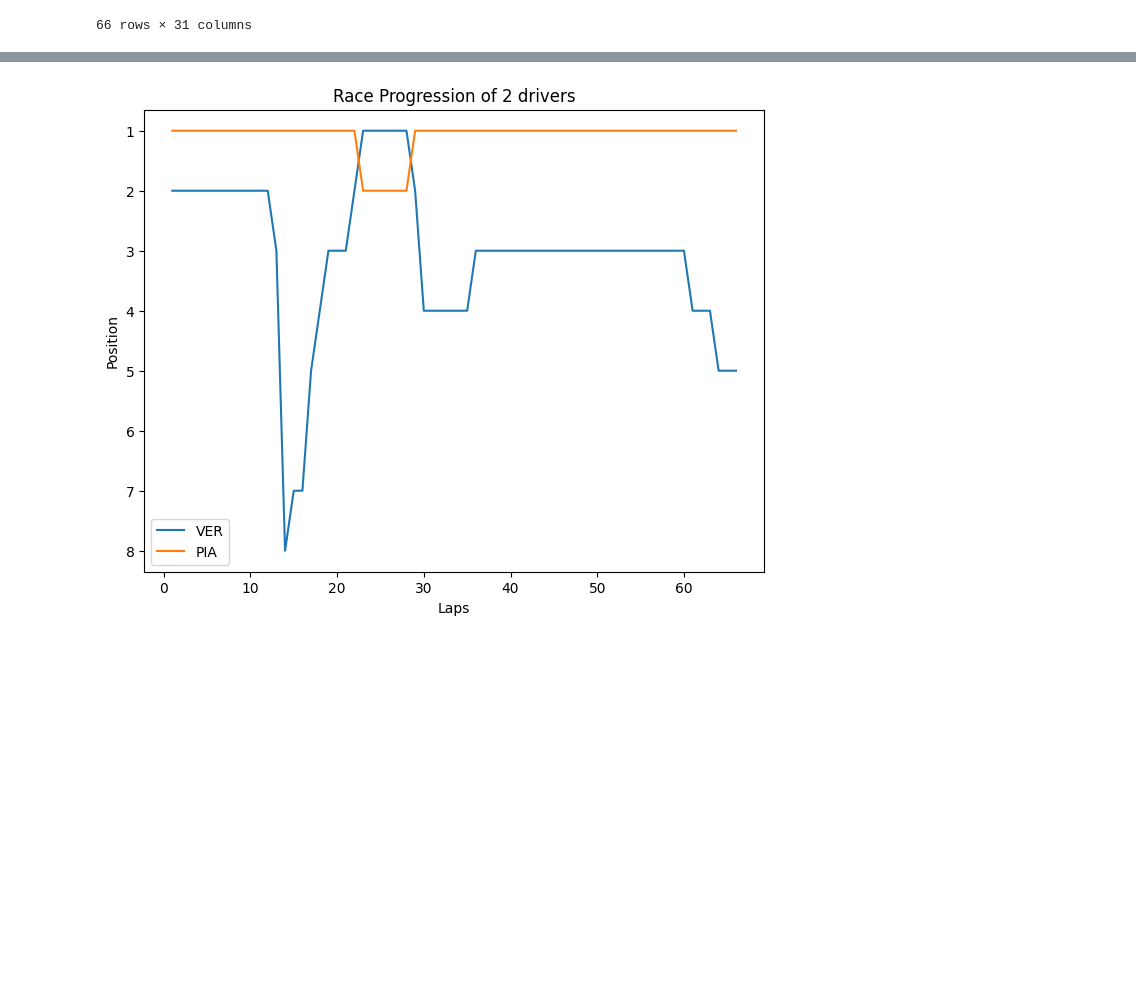
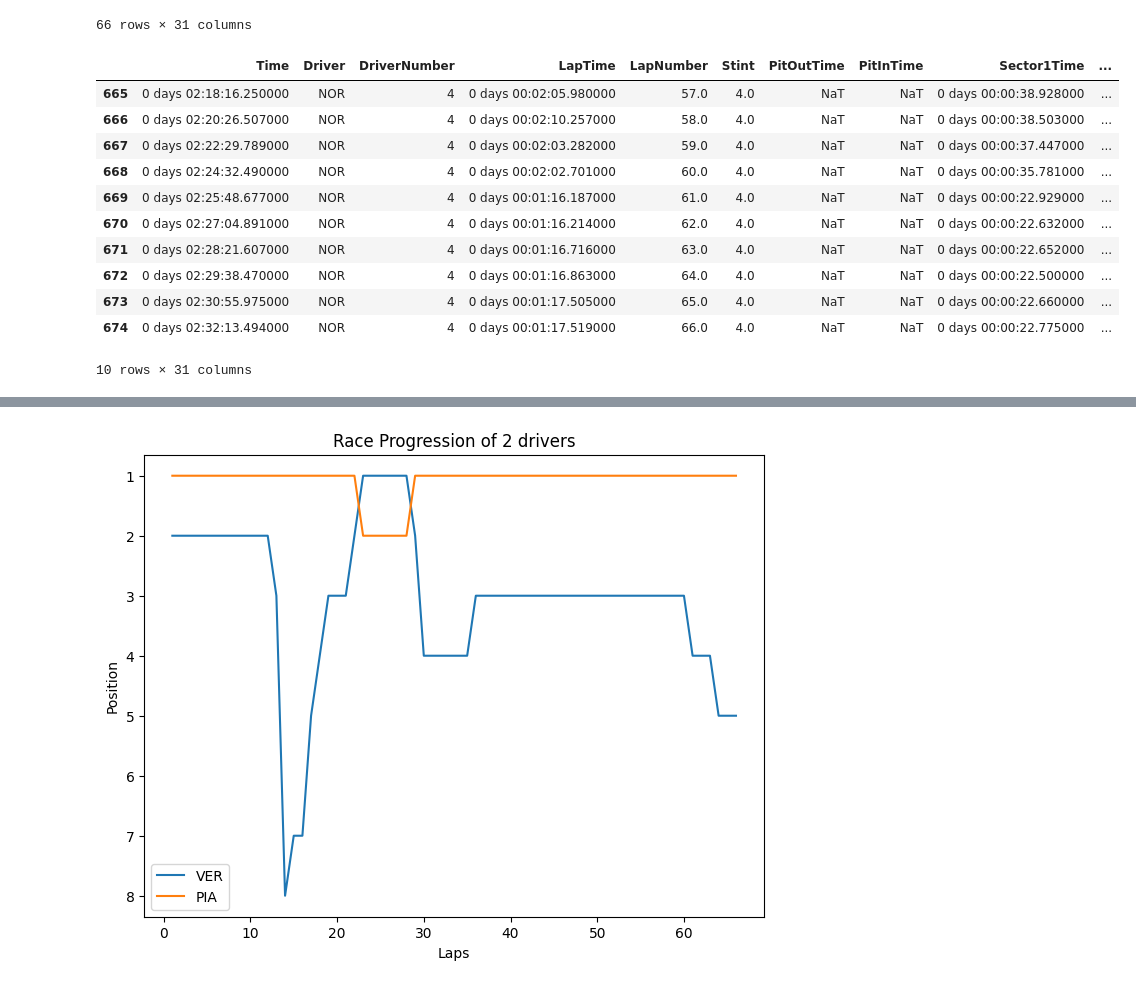
Before and after one commit to Mohandas-KJ/Slipstream-F1, a Jupyter notebook: 2026_Barcelona_GP/notebooks/02_results_and_laps.ipynb, the cells around one changed output, grey strips where cells are left out. Saved outputs shown, nothing was run; the diff lists cells and outputs as text; code cells hidden in the pictures; blank space fills up the shorter version.

```diff
--- a/2026_Barcelona_GP/notebooks/02_results_and_laps.ipynb
+++ b/2026_Barcelona_GP/notebooks/02_results_and_laps.ipynb
@@ -321,3 +322,22 @@ pia
 | 1135 | 0 days 02:30:53.578000 | PIA | 81 | 0 days 00:01:16.994000 | 65.0 | 4.0 | NaT | NaT | 0 days 00:00:22.605000 | ... |
 | 1136 | 0 days 02:32:11.023000 | PIA | 81 | 0 days 00:01:17.445000 | 66.0 | 4.0 | NaT | NaT | 0 days 00:00:22.694000 | ... |
 66 rows × 31 columns
+# %%
+# Select Norris and Leclerc
+nor,lec = datasel.pick_athletes(race_laps,["NOR","LEC"])
+# %%
+#Norris Data
+nor.tail(10)
+# %% [output]
+|  | Time | Driver | DriverNumber | LapTime | LapNumber | Stint | PitOutTime | PitInTime | Sector1Time | ... |
+| 665 | 0 days 02:18:16.250000 | NOR | 4 | 0 days 00:02:05.980000 | 57.0 | 4.0 | NaT | NaT | 0 days 00:00:38.928000 | ... |
+| 666 | 0 days 02:20:26.507000 | NOR | 4 | 0 days 00:02:10.257000 | 58.0 | 4.0 | NaT | NaT | 0 days 00:00:38.503000 | ... |
+| 667 | 0 days 02:22:29.789000 | NOR | 4 | 0 days 00:02:03.282000 | 59.0 | 4.0 | NaT | NaT | 0 days 00:00:37.447000 | ... |
+| 668 | 0 days 02:24:32.490000 | NOR | 4 | 0 days 00:02:02.701000 | 60.0 | 4.0 | NaT | NaT | 0 days 00:00:35.781000 | ... |
+| 669 | 0 days 02:25:48.677000 | NOR | 4 | 0 days 00:01:16.187000 | 61.0 | 4.0 | NaT | NaT | 0 days 00:00:22.929000 | ... |
+| 670 | 0 days 02:27:04.891000 | NOR | 4 | 0 days 00:01:16.214000 | 62.0 | 4.0 | NaT | NaT | 0 days 00:00:22.632000 | ... |
+| 671 | 0 days 02:28:21.607000 | NOR | 4 | 0 days 00:01:16.716000 | 63.0 | 4.0 | NaT | NaT | 0 days 00:00:22.652000 | ... |
+| 672 | 0 days 02:29:38.470000 | NOR | 4 | 0 days 00:01:16.863000 | 64.0 | 4.0 | NaT | NaT | 0 days 00:00:22.500000 | ... |
+| 673 | 0 days 02:30:55.975000 | NOR | 4 | 0 days 00:01:17.505000 | 65.0 | 4.0 | NaT | NaT | 0 days 00:00:22.660000 | ... |
+| 674 | 0 days 02:32:13.494000 | NOR | 4 | 0 days 00:01:17.519000 | 66.0 | 4.0 | NaT | NaT | 0 days 00:00:22.775000 | ... |
+10 rows × 31 columns
```
Also changed, not shown: parts of 2 cells of this notebook, 2 other files.
